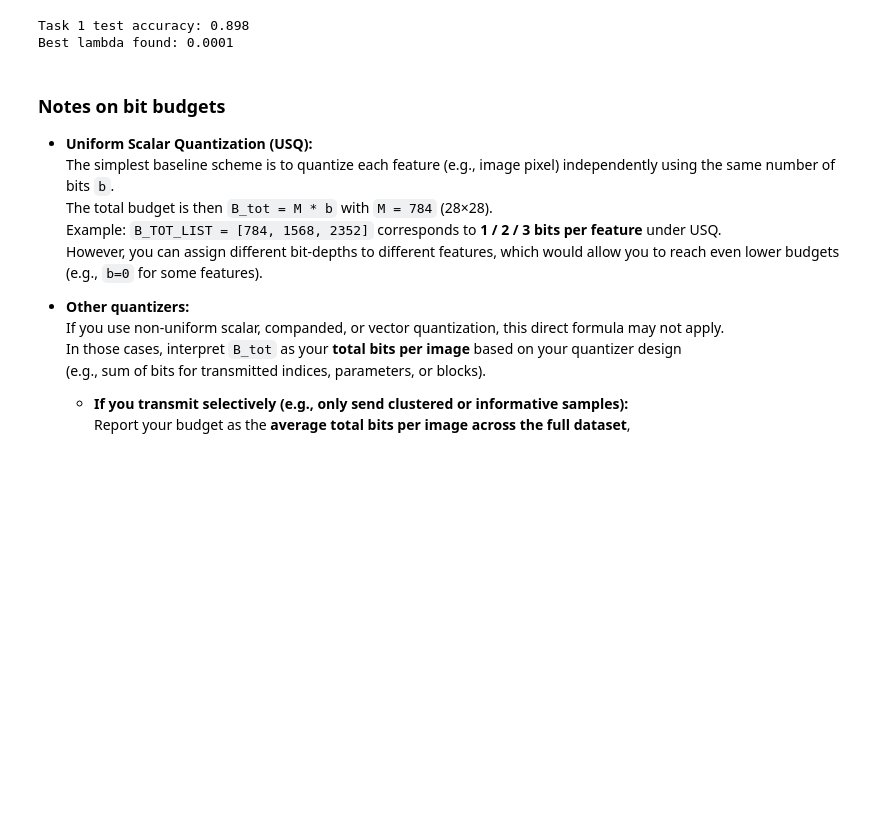
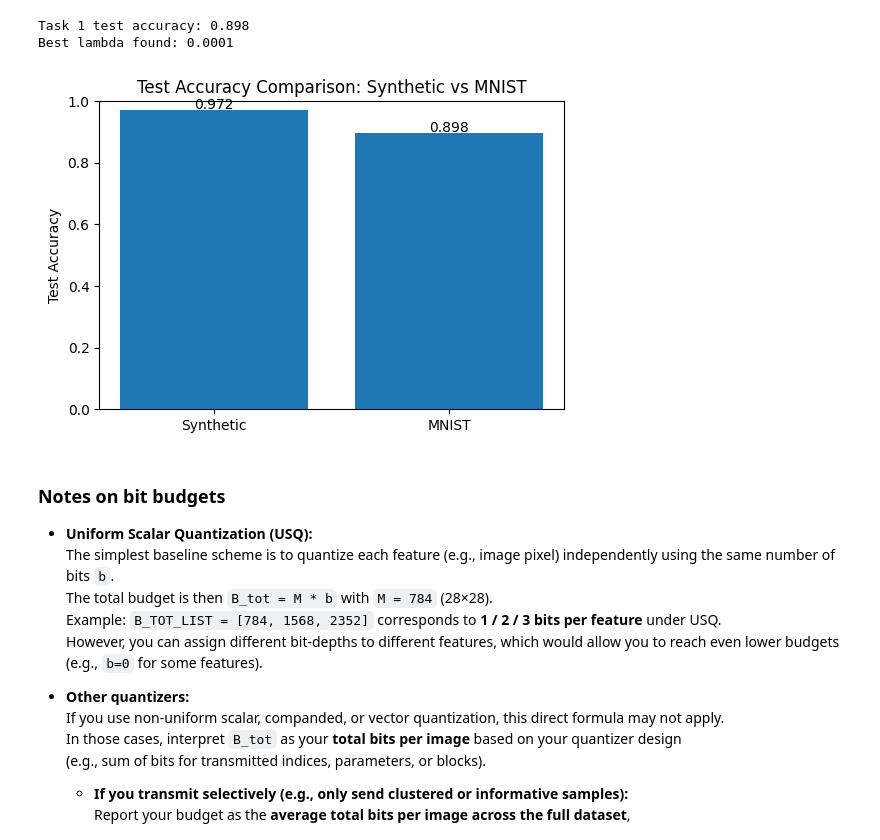
Before and after one commit to Nakulj11/ECE236AFinalProject, a Jupyter notebook: ECE236A_2025_boilerplate.ipynb, the cells around one changed output. Saved outputs shown, nothing was run; the diff lists cells and outputs as text; code cells hidden in the pictures; blank space fills up the shorter version.

Commit message:
added plot to task 1

```diff
--- a/ECE236A_2025_boilerplate.ipynb
+++ b/ECE236A_2025_boilerplate.ipynb
@@ -50,6 +53,8 @@ clf.train(syn_data['trainX'], syn_data['trainY'], syn_data['valX'], syn_data['va
 task1_test_acc = clf.evaluate(syn_data['testX'], syn_data['testY'])
 print("Task 1 test accuracy:", task1_test_acc)
 print("Best lambda found:", clf.best_lambda)
+
+syn_task1_test_acc = task1_test_acc
 # %% [output]
 Task 1 test accuracy: 0.972
 Best lambda found: 0.0001
@@ -60,9 +65,32 @@ task1_test_acc = clf.evaluate(mnist_data['testX'], mnist_data['testY'])
 print("Task 1 test accuracy:", task1_test_acc)
 print("Best lambda found:", clf.best_lambda)
 best_lam = clf.best_lambda
+
+mnist_task1_test_acc = task1_test_acc
 # %% [output]
 Task 1 test accuracy: 0.898
 Best lambda found: 0.0001
+# %%
+syn_acc = syn_task1_test_acc      # whatever variable you used
+mnist_acc = mnist_task1_test_acc  # whatever variable you used
+
+# Bar plot
+datasets = ["Synthetic", "MNIST"]
+accuracies = [syn_acc, mnist_acc]
+
+plt.figure(figsize=(6,4))
+plt.bar(datasets, accuracies)
+plt.ylabel("Test Accuracy")
+plt.title("Test Accuracy Comparison: Synthetic vs MNIST")
+
+# Optional: put accuracy values on top of bars
+for i, acc in enumerate(accuracies):
+    plt.text(i, acc + 0.002, f"{acc:.3f}", ha="center")
+
+plt.ylim([0, 1])  # adjust if needed
+plt.show()
+# %% [output]
+[figure, added]
 # %% [markdown]
 ### Notes on bit budgets
 
```
Also changed, not shown: parts of 1 cell of this notebook.
